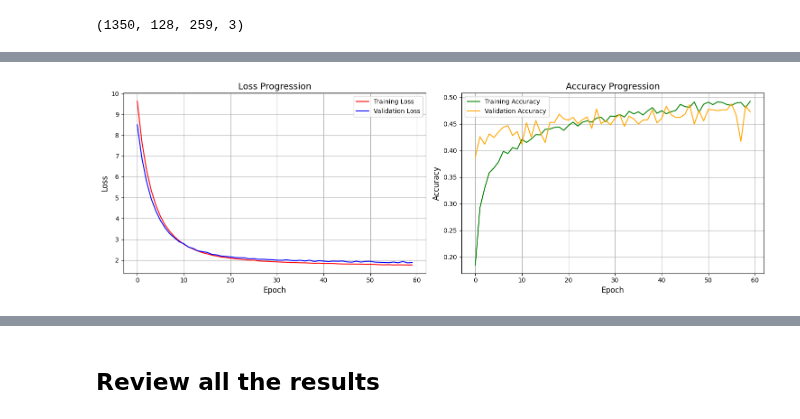
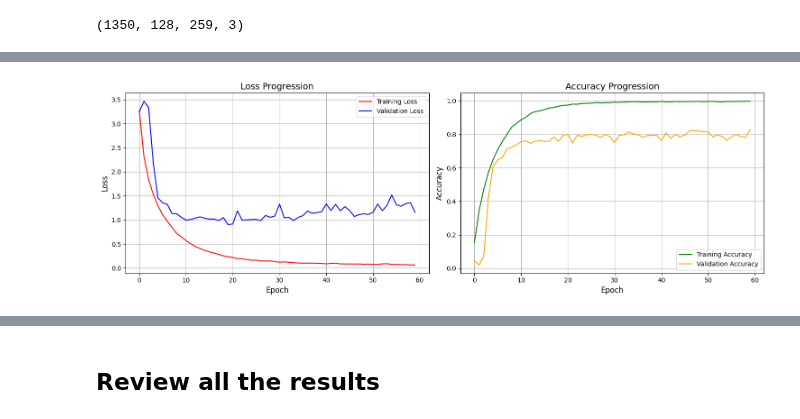
Before and after one commit to Thato-Mot/Final-Version-Of-Bird-Classification-Project, a Jupyter notebook: a. Imbalanced-Data/3a. Google Training/ff. CNN/d_EfficientNetB4_imbalanced_no_avgpool_3s_annotated.ipynb, the cells around one changed output, grey strips where cells are left out. Saved outputs shown, nothing was run; the diff lists cells and outputs as text; code cells hidden in the pictures.

Commit message:
Finished the model training, time for unseen data check

```diff
--- a/a. Imbalanced-Data/3a. Google Training/ff. CNN/d_EfficientNetB4_imbalanced_no_avgpool_3s_annotated.ipynb
+++ b/a. Imbalanced-Data/3a. Google Training/ff. CNN/d_EfficientNetB4_imbalanced_no_avgpool_3s_annotated.ipynb
@@ -84,9 +84,9 @@ def build_efficientnet_model(audio_features, learning_rate=0.00005, num_classes=
     # Load EfficientNetB0 with ImageNet weights, excluding the top layer
     base_model = EfficientNetB4(weights='imagenet', include_top=False, input_shape=(audio_features.shape[1], audio_features.shape[2], audio_features.shape[3]))
 
-    # Freeze the layers of the pre-trained model
-    for layer in base_model.layers:
-        layer.trainable = False
+    # Unfreeze last few layers for fine-tuning
+    for layer in base_model.layers[-10:]:
+        layer.trainable = True
 
     # Input layer for the audio features
     inputs = tf.keras.layers.Input(shape=(audio_features.shape[1], audio_features.shape[2], audio_features.shape[3]), name='Audio_Features')
@@ -97,15 +97,29 @@ def build_efficientnet_model(audio_features, learning_rate=0.00005, num_classes=
     # Add a global average pooling layer
     features = tf.keras.layers.GlobalAveragePooling2D()(features)
 
+    # Add Batch Normalization
+    features = tf.keras.layers.BatchNormalization()(features)
+
     # Add a custom fully connected (dense) layer
     features = tf.keras.layers.Dense(
-        units=512,
+        units=128,
         activation='relu',
-        kernel_regularizer=tf.keras.regularizers.l2(0.01),
+        kernel_regularizer=tf.keras.regularizers.l2(0.00015),
         name='fc_1')(features)
 
     # Add dropout layer for regularization
-    features = tf.keras.layers.Dropout(rate=0.3)(features)
+    features = tf.keras.layers.Dropout(rate=0.4)(features)
+
+    features = tf.keras.layers.Dense(
+        units=64,
+        activation='relu',
+        kernel_regularizer=tf.keras.regularizers.l2(0.00015),
+        name='fc_2')(features)
+
+    # Add Batch Normalization
+    features = tf.keras.layers.BatchNormalization()(features)
+
+    features = tf.keras.layers.Dropout(rate=0.4)(features)
 
     # Output layer with softmax activation
     outputs = tf.keras.layers.Dense(
@@ -114,7 +128,7 @@ def build_efficientnet_model(audio_features, learning_rate=0.00005, num_classes=
         name='fc_output')(features)
 
     # Build the model
-    model = tf.keras.Model(inputs=inputs, outputs=outputs, name='EfficientNet_Audio_Classification')
+    model = tf.keras.Model(inputs=inputs, outputs=outputs, name='EfficientNetB0_Audio_Classification')
 
     print(model.summary())
 
@@ -367,7 +387,7 @@ Epoch 60/60
 # %%
-visualize(history, 'mfcc_melspectrogram')
+visualize(history, 'mfcc_melspectrogram_cqt')
 # %% [output]
-[figure, old version]
+[figure, new version]
 # %%
 train_yhat = model.predict(training_features)
 train_yhat_result = np.argmax(train_yhat, axis=-1)
```
Also changed, not shown: parts of 21 cells of this notebook, 43 other files.
